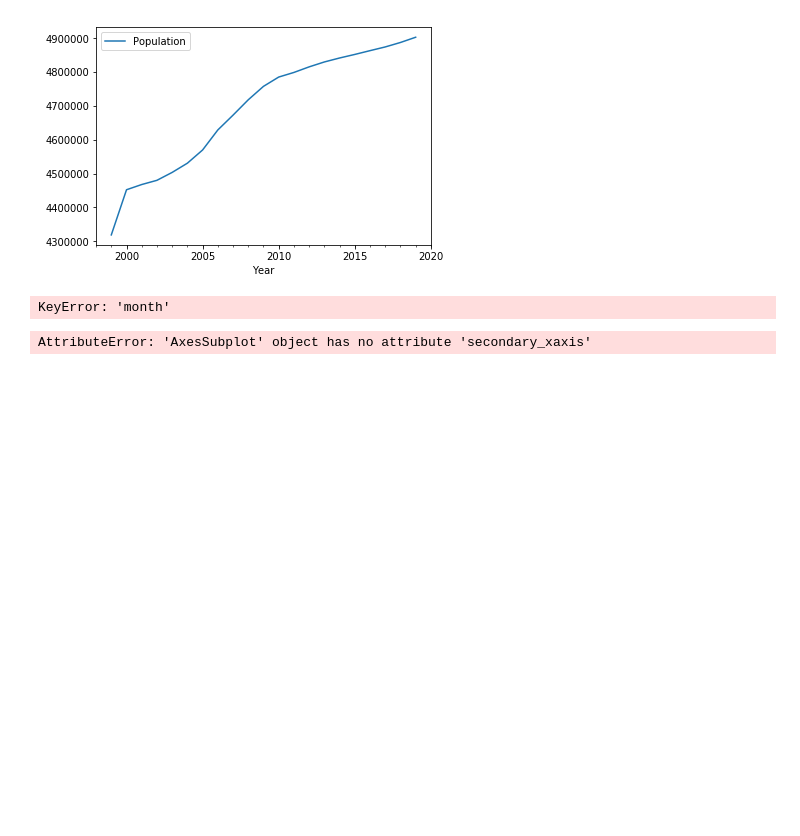
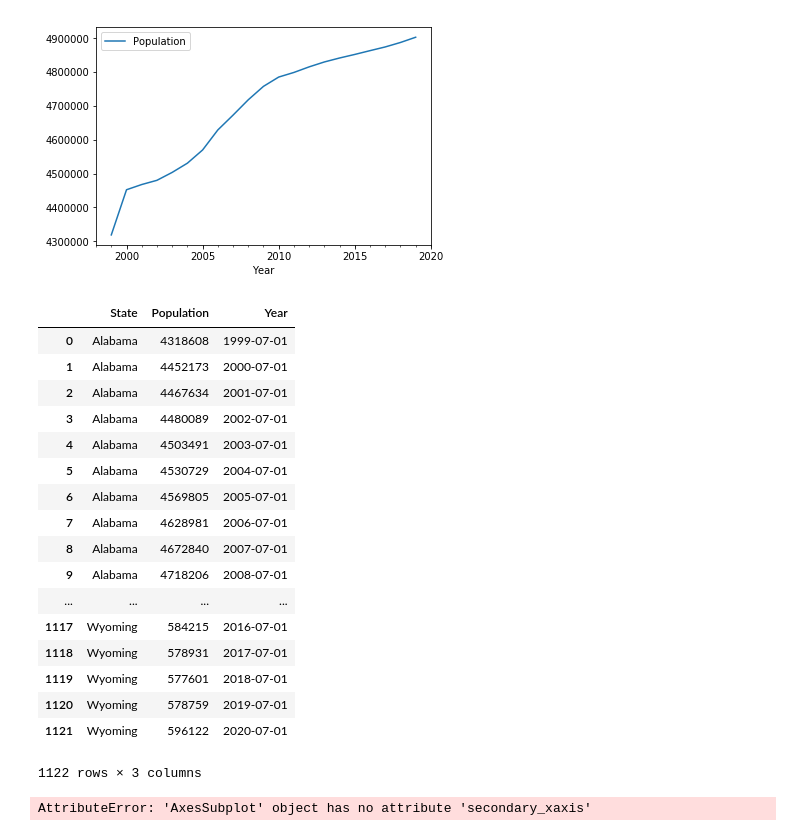
Before and after one commit to amitbhsingh/Udacity-Nanodegree, a Jupyter notebook: project02/fbi gun.ipynb, the cells around one changed output. Saved outputs shown, nothing was run; the diff lists cells and outputs as text; code cells hidden in the pictures; blank space fills up the shorter version.

```diff
--- a/project02/fbi gun.ipynb
+++ b/project02/fbi gun.ipynb
@@ -200,10 +185,27 @@ alabama.plot(x='Year',y=[ 'totals']), alabama.plot(x='Year',y=[ 'Population'])
  <matplotlib.axes._subplots.AxesSubplot at 0x...>)
 [figure]
 [figure]
-# %%
-fire['month']
-# %% [output]
-KeyError: 'month'
+# %%
+dg
+# %% [output]
+|  | State | Population | Year |
+| 0 | Alabama | 4318608 | 1999-07-01 |
+| 1 | Alabama | 4452173 | 2000-07-01 |
+| 2 | Alabama | 4467634 | 2001-07-01 |
+| 3 | Alabama | 4480089 | 2002-07-01 |
+| 4 | Alabama | 4503491 | 2003-07-01 |
+| 5 | Alabama | 4530729 | 2004-07-01 |
+| 6 | Alabama | 4569805 | 2005-07-01 |
+| 7 | Alabama | 4628981 | 2006-07-01 |
+| 8 | Alabama | 4672840 | 2007-07-01 |
+| 9 | Alabama | 4718206 | 2008-07-01 |
+| ... | ... | ... | ... |
+| 1117 | Wyoming | 584215 | 2016-07-01 |
+| 1118 | Wyoming | 578931 | 2017-07-01 |
+| 1119 | Wyoming | 577601 | 2018-07-01 |
+| 1120 | Wyoming | 578759 | 2019-07-01 |
+| 1121 | Wyoming | 596122 | 2020-07-01 |
+1122 rows × 3 columns
 # %%
 import matplotlib.pyplot as plt
 import numpy as np
```
Also changed, not shown: parts of 5 cells of this notebook, 14 other files.
